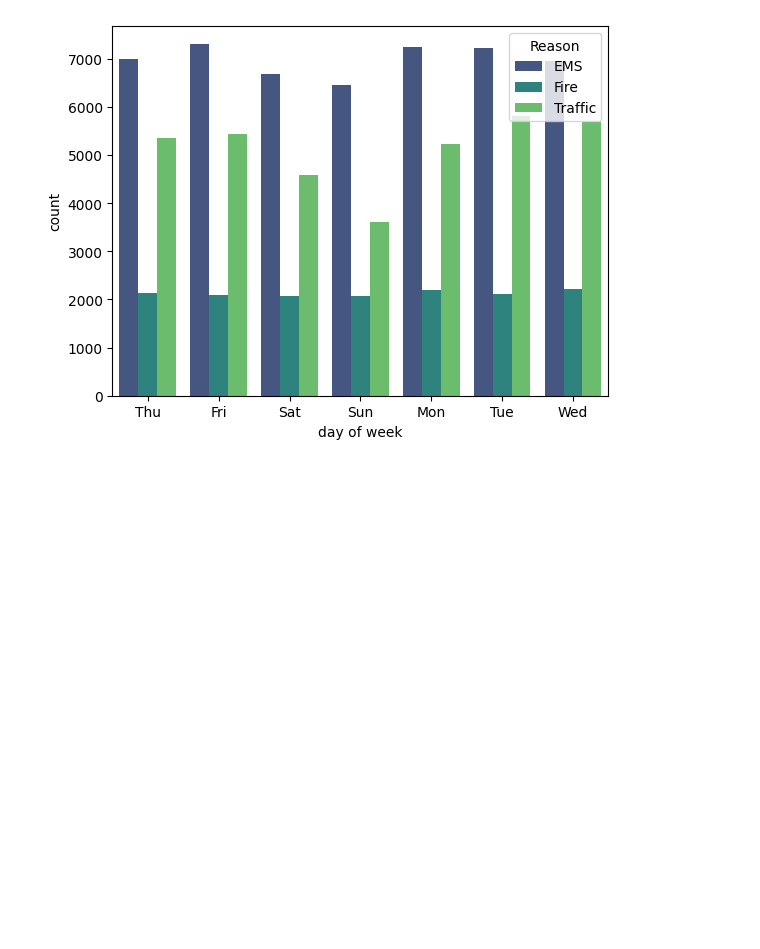
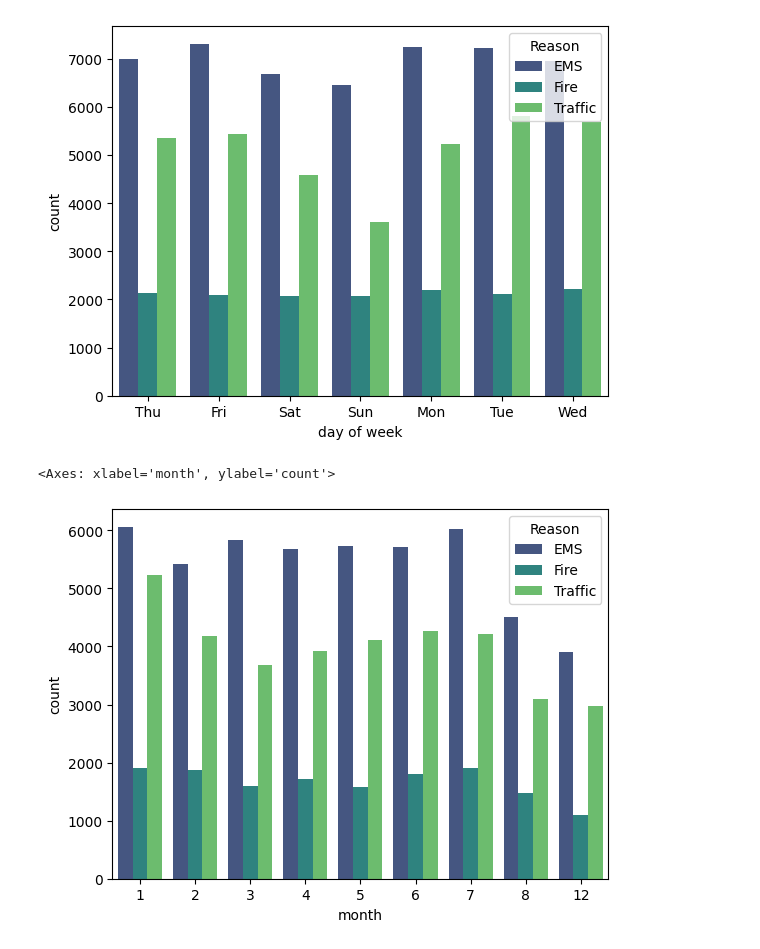
Before and after one commit to KemalYukselir/911_Calls_Analysis, a Jupyter notebook: 911_EDA.ipynb, the cells around one changed output. Drawn from its saved outputs; the diff is of its cells as text; code cells hidden in the pictures; blank space fills up the shorter version.

Commit message:
cleaning timestamp cols and visualing against reason

```diff
--- a/911_EDA.ipynb
+++ b/911_EDA.ipynb
@@ -159,3 +159,8 @@ sns.countplot(x='day of week', data=df, hue='Reason', palette='viridis')
 # %% [output]
 <Axes: xlabel='day of week', ylabel='count'>
 [figure]
+# %%
+sns.countplot(x='month', data=df, hue='Reason', palette='viridis')
+# %% [output]
+<Axes: xlabel='month', ylabel='count'>
+[figure, added]
```
Also changed, not shown: parts of 4 cells of this notebook.
